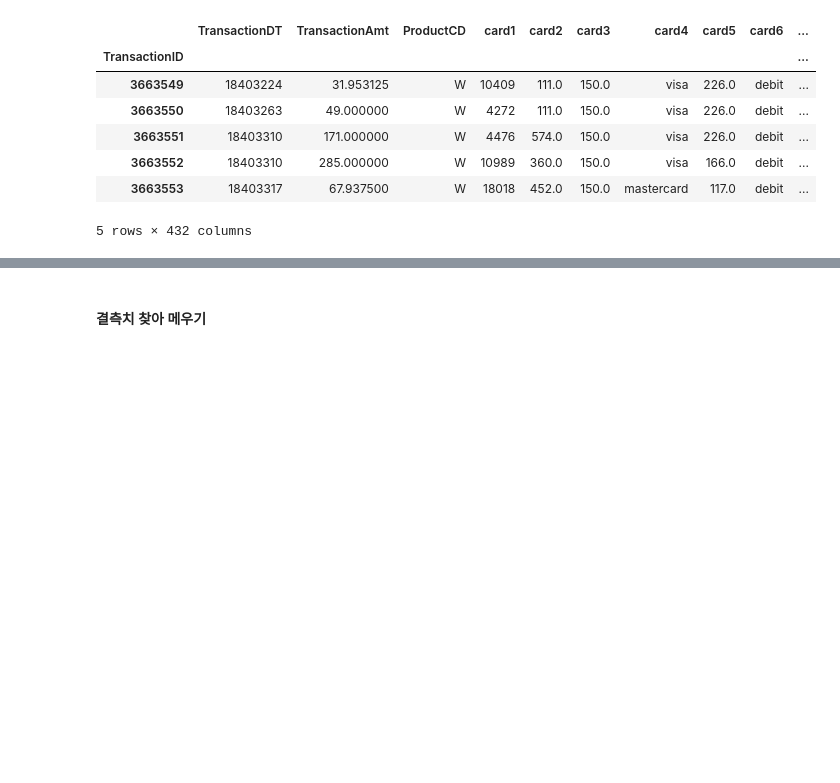
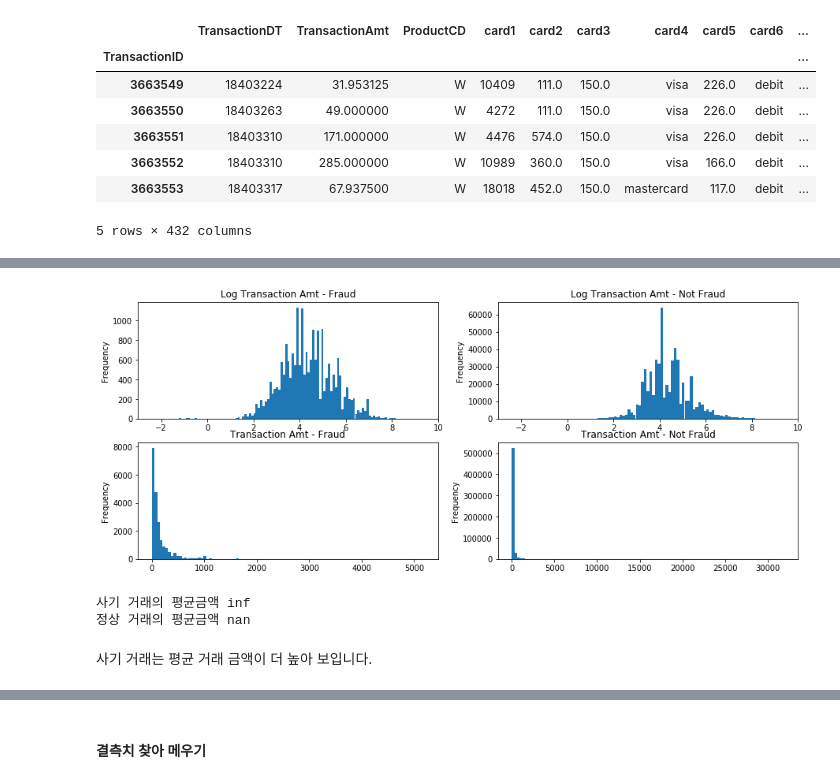
Before and after one commit to loveAlakazam/kaggle_IEEE_CIS_Fraud_Detection, a Jupyter notebook: Simple EDA of IEEE-FRAUD dataset.ipynb, the cells around one changed output, grey strips where cells are left out. Cells and saved outputs as stored; diff of their text form; code cells hidden in the pictures; blank space fills up the shorter version.

```diff
--- a/Simple EDA of IEEE-FRAUD dataset.ipynb
+++ b/Simple EDA of IEEE-FRAUD dataset.ipynb
@@ -129,0 +137,39 @@ test.head()
+# %%
+fig, ((ax1, ax2), (ax3, ax4)) = plt.subplots(2, 2, figsize=(15, 6))
+train.loc[train['isFraud'] == 1] \
+    ['TransactionAmt'].apply(np.log) \
+    .plot(kind='hist',
+          bins=100,
+          title='Log Transaction Amt - Fraud',
+          xlim=(-3, 10),
+         ax= ax1)
+train.loc[train['isFraud'] == 0] \
+    ['TransactionAmt'].apply(np.log) \
+    .plot(kind='hist',
+          bins=100,
+          title='Log Transaction Amt - Not Fraud',
+          xlim=(-3, 10),
+         ax=ax2)
+train.loc[train['isFraud'] == 1] \
+    ['TransactionAmt'] \
+    .plot(kind='hist',
+          bins=100,
+          title='Transaction Amt - Fraud',
+         ax= ax3)
+train.loc[train['isFraud'] == 0] \
+    ['TransactionAmt'] \
+    .plot(kind='hist',
+          bins=100,
+          title='Transaction Amt - Not Fraud',
+         ax=ax4)
+plt.show()
+# %% [output]
+[figure, added]
+# %%
+print('사기 거래의 평균금액 {:.4f}'.format(train.loc[train['isFraud'] == 1]['TransactionAmt'].mean()))
+print('정상 거래의 평균금액 {:.4f}'.format(train.loc[train['isFraud'] == 0]['TransactionAmt'].mean()))
+# %% [output]
+사기 거래의 평균금액 inf
+정상 거래의 평균금액 nan
+# %% [markdown]
+사기 거래는 평균 거래 금액이 더 높아 보입니다.
```
Also changed, not shown: parts of 21 cells of this notebook.
